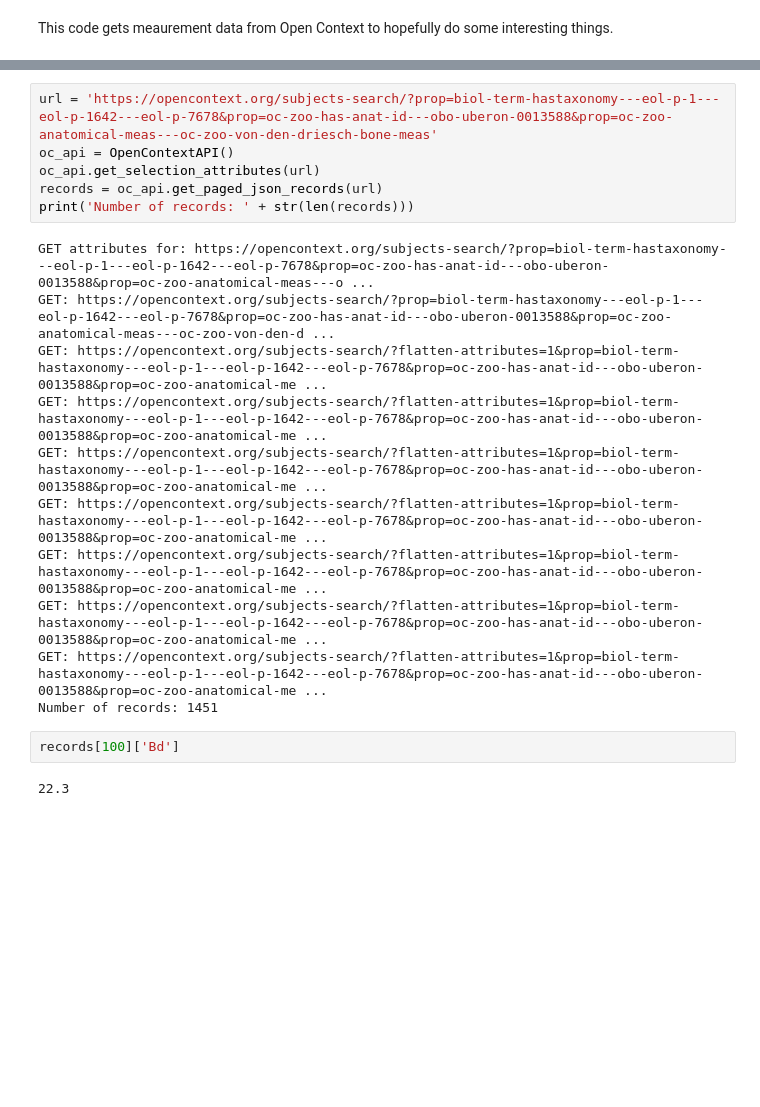
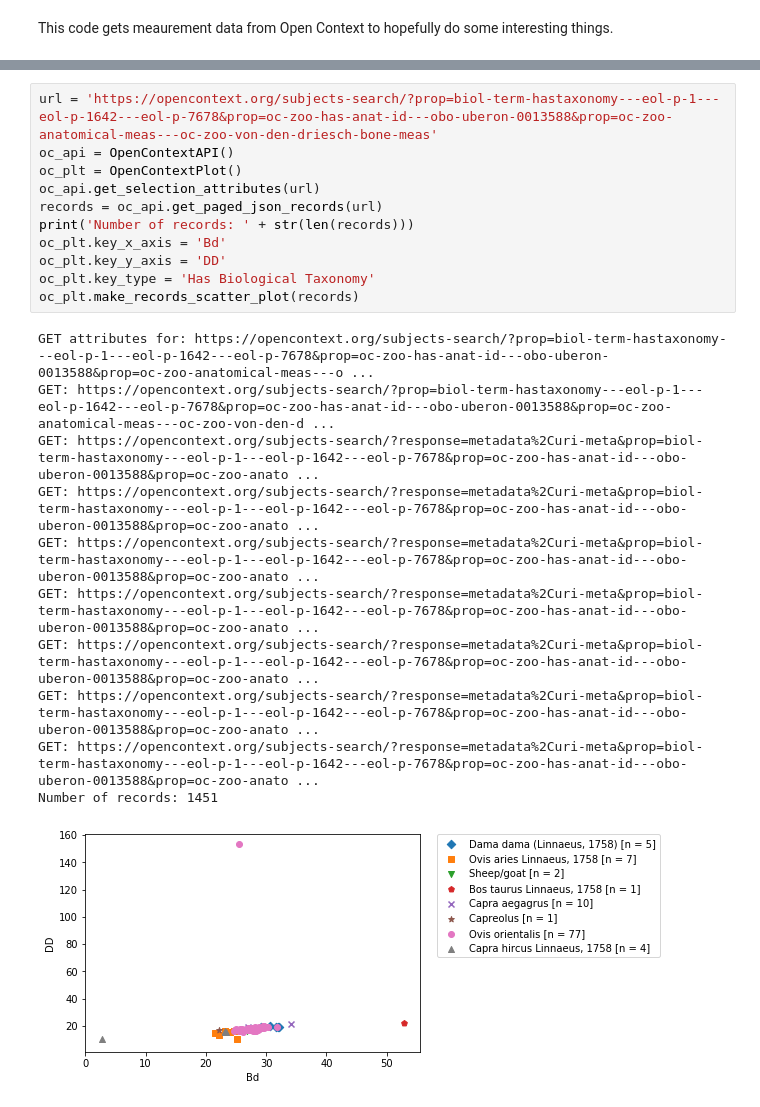
Before and after one commit to ekansa/open-context-jupyter, a Jupyter notebook: notebooks/Open Context Measurements.ipynb, the cells around one changed output, grey strips where cells are left out. Saved outputs shown, nothing was run; the diff lists cells and outputs as text; blank space fills up the shorter version.

Commit message:
Update now with charting

```diff
--- a/notebooks/Open Context Measurements.ipynb
+++ b/notebooks/Open Context Measurements.ipynb
@@ -117,21 +232,23 @@ class OpenContextAPI():
 # %%
 url = 'https://opencontext.org/subjects-search/?prop=biol-term-hastaxonomy---eol-p-1---eol-p-1642---eol-p-7678&prop=oc-zoo-has-anat-id---obo-uberon-0013588&prop=oc-zoo-anatomical-meas---oc-zoo-von-den-driesch-bone-meas'
 oc_api = OpenContextAPI()
+oc_plt = OpenContextPlot()
 oc_api.get_selection_attributes(url)
 records = oc_api.get_paged_json_records(url)
 print('Number of records: ' + str(len(records)))
+oc_plt.key_x_axis = 'Bd'
+oc_plt.key_y_axis = 'DD'
+oc_plt.key_type = 'Has Biological Taxonomy'
+oc_plt.make_records_scatter_plot(records)
 # %% [output]
 GET attributes for: https://opencontext.org/subjects-search/?prop=biol-term-hastaxonomy---eol-p-1---eol-p-1642---eol-p-7678&prop=oc-zoo-has-anat-id---obo-uberon-0013588&prop=oc-zoo-anatomical-meas---o ...
 GET: https://opencontext.org/subjects-search/?prop=biol-term-hastaxonomy---eol-p-1---eol-p-1642---eol-p-7678&prop=oc-zoo-has-anat-id---obo-uberon-0013588&prop=oc-zoo-anatomical-meas---oc-zoo-von-den-d ...
-GET: https://opencontext.org/subjects-search/?flatten-attributes=1&prop=biol-term-hastaxonomy---eol-p-1---eol-p-1642---eol-p-7678&prop=oc-zoo-has-anat-id---obo-uberon-0013588&prop=oc-zoo-anatomical-me ...
-GET: https://opencontext.org/subjects-search/?flatten-attributes=1&prop=biol-term-hastaxonomy---eol-p-1---eol-p-1642---eol-p-7678&prop=oc-zoo-has-anat-id---obo-uberon-0013588&prop=oc-zoo-anatomical-me ...
-GET: https://opencontext.org/subjects-search/?flatten-attributes=1&prop=biol-term-hastaxonomy---eol-p-1---eol-p-1642---eol-p-7678&prop=oc-zoo-has-anat-id---obo-uberon-0013588&prop=oc-zoo-anatomical-me ...
-GET: https://opencontext.org/subjects-search/?flatten-attributes=1&prop=biol-term-hastaxonomy---eol-p-1---eol-p-1642---eol-p-7678&prop=oc-zoo-has-anat-id---obo-uberon-0013588&prop=oc-zoo-anatomical-me ...
-GET: https://opencontext.org/subjects-search/?flatten-attributes=1&prop=biol-term-hastaxonomy---eol-p-1---eol-p-1642---eol-p-7678&prop=oc-zoo-has-anat-id---obo-uberon-0013588&prop=oc-zoo-anatomical-me ...
-GET: https://opencontext.org/subjects-search/?flatten-attributes=1&prop=biol-term-hastaxonomy---eol-p-1---eol-p-1642---eol-p-7678&prop=oc-zoo-has-anat-id---obo-uberon-0013588&prop=oc-zoo-anatomical-me ...
-GET: https://opencontext.org/subjects-search/?flatten-attributes=1&prop=biol-term-hastaxonomy---eol-p-1---eol-p-1642---eol-p-7678&prop=oc-zoo-has-anat-id---obo-uberon-0013588&prop=oc-zoo-anatomical-me ...
+GET: https://opencontext.org/subjects-search/?response=metadata%2Curi-meta&prop=biol-term-hastaxonomy---eol-p-1---eol-p-1642---eol-p-7678&prop=oc-zoo-has-anat-id---obo-uberon-0013588&prop=oc-zoo-anato ...
+GET: https://opencontext.org/subjects-search/?response=metadata%2Curi-meta&prop=biol-term-hastaxonomy---eol-p-1---eol-p-1642---eol-p-7678&prop=oc-zoo-has-anat-id---obo-uberon-0013588&prop=oc-zoo-anato ...
+GET: https://opencontext.org/subjects-search/?response=metadata%2Curi-meta&prop=biol-term-hastaxonomy---eol-p-1---eol-p-1642---eol-p-7678&prop=oc-zoo-has-anat-id---obo-uberon-0013588&prop=oc-zoo-anato ...
+GET: https://opencontext.org/subjects-search/?response=metadata%2Curi-meta&prop=biol-term-hastaxonomy---eol-p-1---eol-p-1642---eol-p-7678&prop=oc-zoo-has-anat-id---obo-uberon-0013588&prop=oc-zoo-anato ...
+GET: https://opencontext.org/subjects-search/?response=metadata%2Curi-meta&prop=biol-term-hastaxonomy---eol-p-1---eol-p-1642---eol-p-7678&prop=oc-zoo-has-anat-id---obo-uberon-0013588&prop=oc-zoo-anato ...
+GET: https://opencontext.org/subjects-search/?response=metadata%2Curi-meta&prop=biol-term-hastaxonomy---eol-p-1---eol-p-1642---eol-p-7678&prop=oc-zoo-has-anat-id---obo-uberon-0013588&prop=oc-zoo-anato ...
+GET: https://opencontext.org/subjects-search/?response=metadata%2Curi-meta&prop=biol-term-hastaxonomy---eol-p-1---eol-p-1642---eol-p-7678&prop=oc-zoo-has-anat-id---obo-uberon-0013588&prop=oc-zoo-anato ...
 Number of records: 1451
+[figure, added]
-# %%
-records[100]['Bd']
-# %% [output]
-22.3
```
Also changed, not shown: parts of 3 cells of this notebook.
